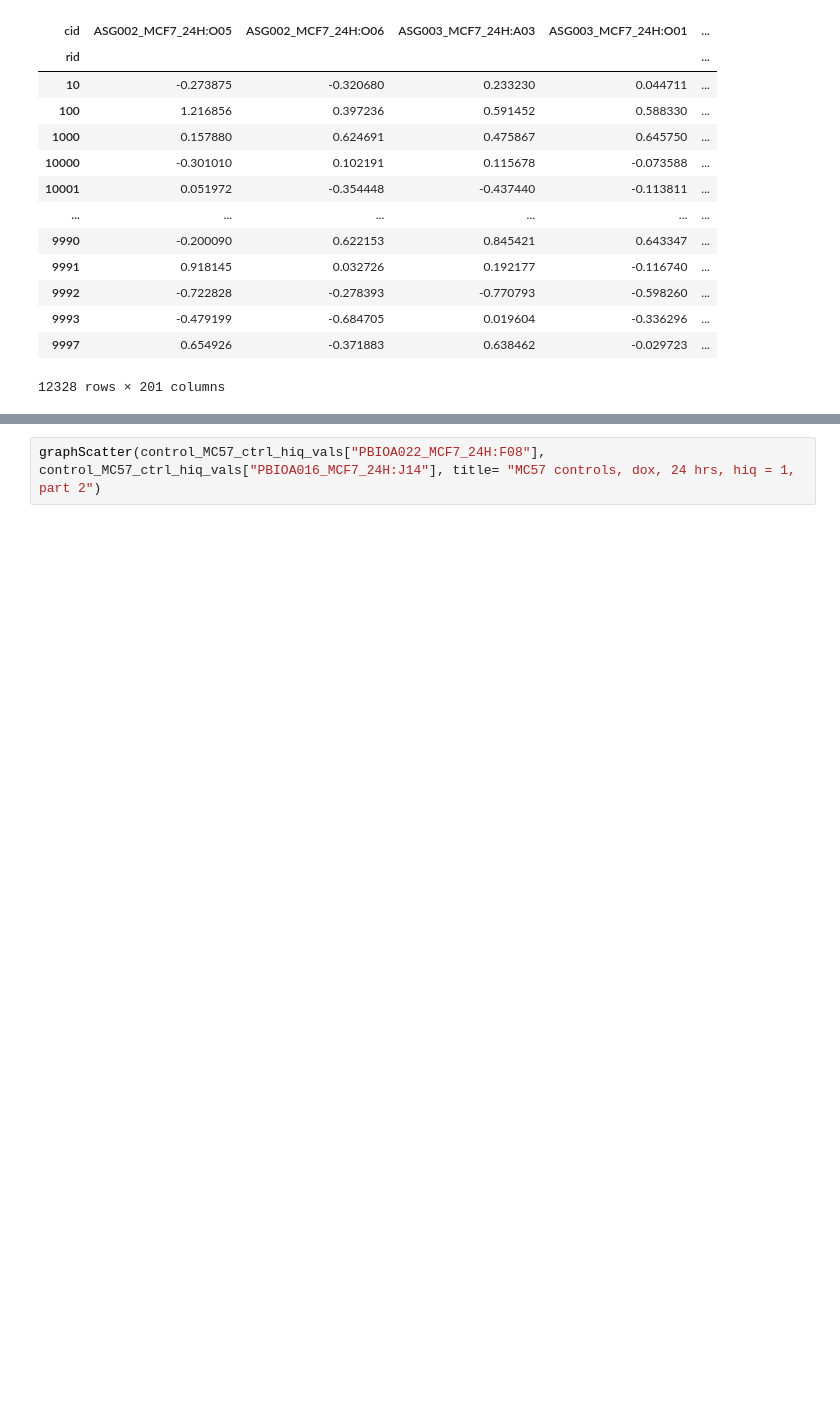
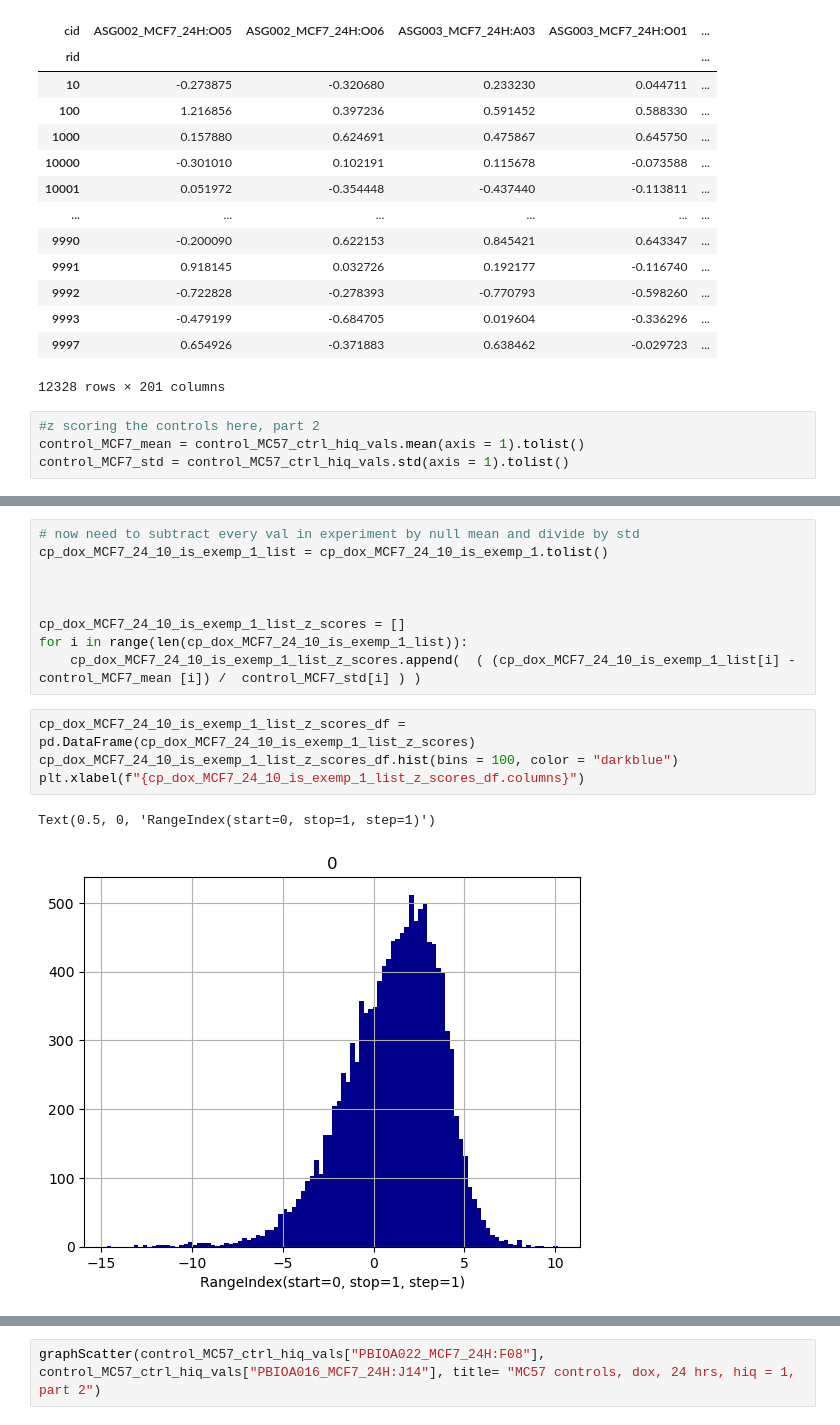
Before and after one commit to reformist/research2023, a Jupyter notebook: controlAnalysis.ipynb, the cells around one changed output, grey strips where cells are left out. Cells and saved outputs as stored; diff of their text form; blank space fills up the shorter version.

```diff
--- a/controlAnalysis.ipynb
+++ b/controlAnalysis.ipynb
@@ -1636,3 +1638,7 @@ control_MC57_ctrl_hiq_vals
 | 9993 | -0.479199 | -0.684705 | 0.019604 | -0.336296 | ... |
 | 9997 | 0.654926 | -0.371883 | 0.638462 | -0.029723 | ... |
 12328 rows × 201 columns
+# %%
+#z scoring the controls here, part 2
+control_MCF7_mean = control_MC57_ctrl_hiq_vals.mean(axis = 1).tolist()
+control_MCF7_std = control_MC57_ctrl_hiq_vals.std(axis = 1).tolist()
@@ -1662,0 +1686,16 @@ def graphScatter(x, y, title = ""):
+# %%
+# now need to subtract every val in experiment by null mean and divide by std
+cp_dox_MCF7_24_10_is_exemp_1_list = cp_dox_MCF7_24_10_is_exemp_1.tolist()
+
+
+
+cp_dox_MCF7_24_10_is_exemp_1_list_z_scores = []
+for i in range(len(cp_dox_MCF7_24_10_is_exemp_1_list)):
+    cp_dox_MCF7_24_10_is_exemp_1_list_z_scores.append(  ( (cp_dox_MCF7_24_10_is_exemp_1_list[i] - control_MCF7_mean [i]) /  control_MCF7_std[i] ) )
+# %%
+cp_dox_MCF7_24_10_is_exemp_1_list_z_scores_df = pd.DataFrame(cp_dox_MCF7_24_10_is_exemp_1_list_z_scores)
+cp_dox_MCF7_24_10_is_exemp_1_list_z_scores_df.hist(bins = 100, color = "darkblue")
+plt.xlabel(f"{cp_dox_MCF7_24_10_is_exemp_1_list_z_scores_df.columns}")
+# %% [output]
+Text(0.5, 0, 'RangeIndex(start=0, stop=1, step=1)')
+[figure, added]
```
Also changed, not shown: parts of 14 cells of this notebook, 6 other files.
